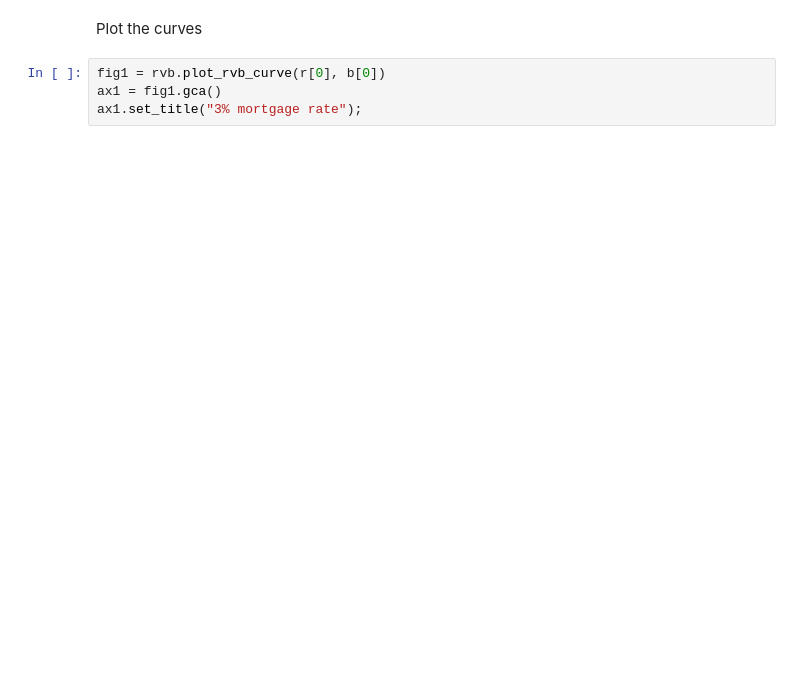
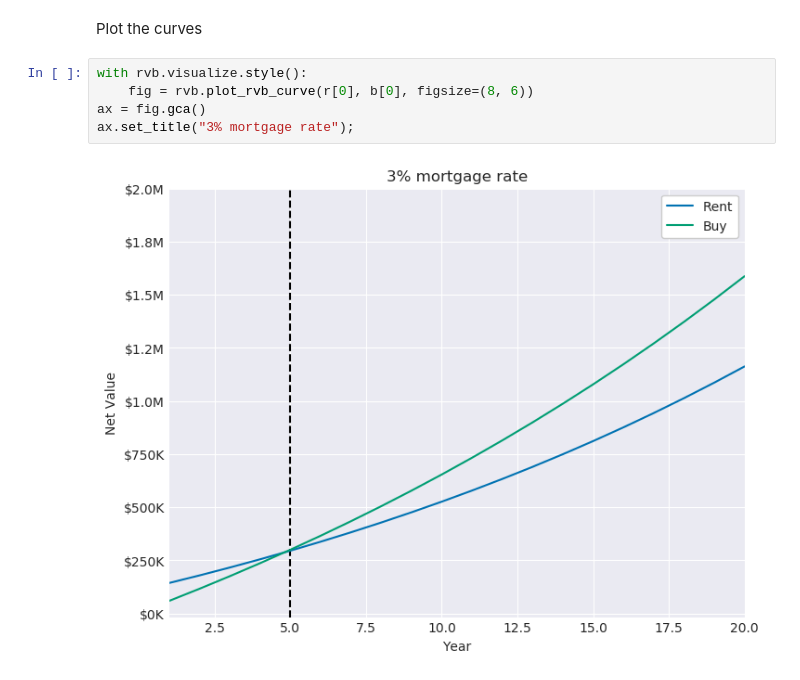
Before and after one commit to hvan6/cobraproject, a Jupyter notebook: source/rvb_example.ipynb, the cells around one changed output. Cells and saved outputs as stored; diff of their text form; blank space fills up the shorter version.

```diff
--- a/source/rvb_example.ipynb
+++ b/source/rvb_example.ipynb
@@ -32,7 +35,10 @@ print(b.shape)
 # %% [markdown]
 Plot the curves
 # %%
-fig1 = rvb.plot_rvb_curve(r[0], b[0])
-ax1 = fig1.gca()
-ax1.set_title("3% mortgage rate");
+with rvb.visualize.style():
+    fig = rvb.plot_rvb_curve(r[0], b[0], figsize=(8, 6))
+ax = fig.gca()
+ax.set_title("3% mortgage rate");
+# %% [output]
+[figure, added]
 # %%
```
Also changed, not shown: parts of 2 cells of this notebook, 1 other file.
